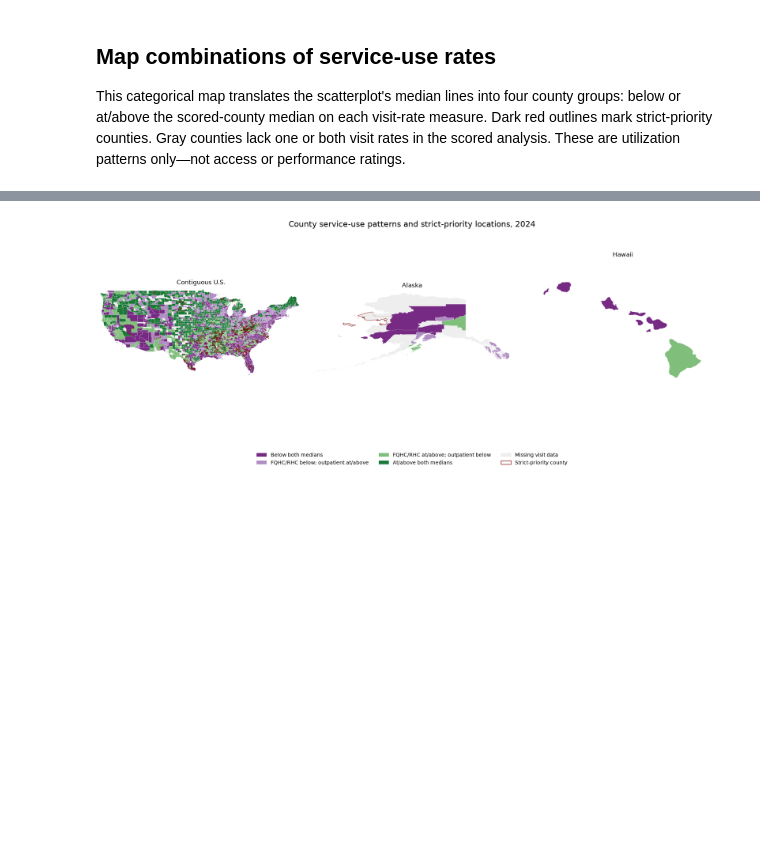
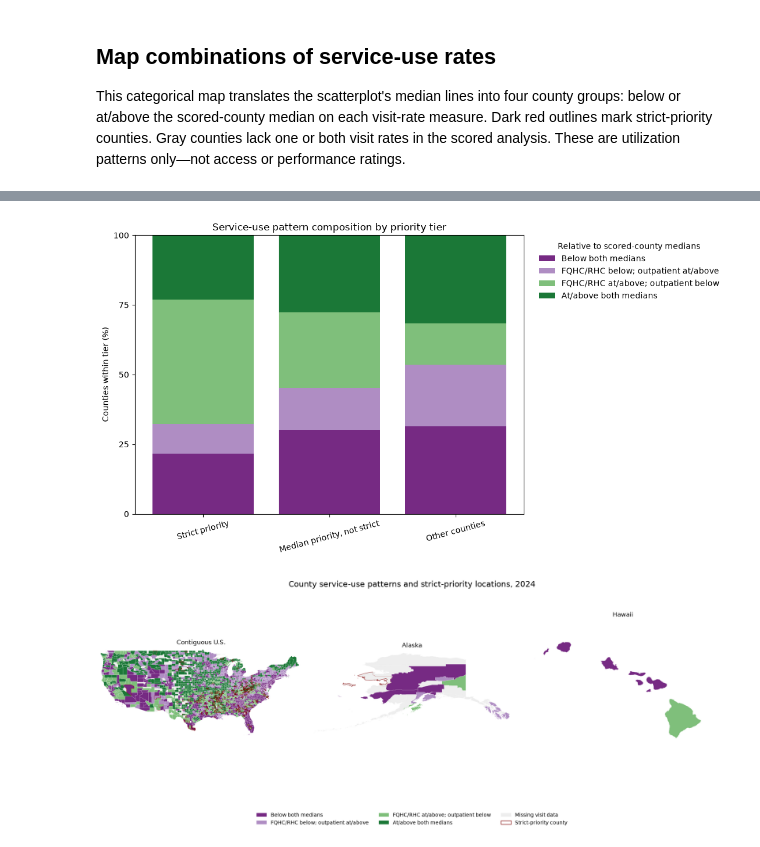
Before and after one commit to jho-code/Portfolio, a Jupyter notebook: projects/healthcare-access/notebooks/04_merge_analysis.ipynb, the cells around one changed output, grey strips where cells are left out. Cells and saved outputs as stored; diff of their text form; code cells hidden in the pictures; blank space fills up the shorter version.

```diff
--- a/projects/healthcare-access/notebooks/04_merge_analysis.ipynb
+++ b/projects/healthcare-access/notebooks/04_merge_analysis.ipynb
@@ -824,3 +1187,26 @@ This categorical map translates the scatterplot's median lines into four county
+# %%
+fig, ax = plt.subplots(figsize=(11, 6))
+bottom = np.zeros(len(priority_tier_order))
+for pattern, color in zip(share_pattern_labels, share_pattern_colors):
+    shares = pattern_shares.loc[priority_tier_order, pattern].to_numpy()
+    ax.bar(
+        priority_tier_order,
+        shares,
+        bottom=bottom,
+        color=color,
+        label=pattern,
+    )
+    bottom += shares
+ax.set_ylabel("Counties within tier (%)")
+ax.set_ylim(0, 100)
+ax.set_yticks([0, 25, 50, 75, 100])
+ax.tick_params(axis="x", labelrotation=15)
+ax.set_title("Service-use pattern composition by priority tier")
+ax.legend(title="Relative to scored-county medians", frameon=False, bbox_to_anchor=(1.02, 1), loc="upper left")
+fig.tight_layout()
+plt.show()
+# %% [output]
+[figure, added]
 # %%
 fqhc_column = "FQHC_RHC_VISITS_PER_1000_BENES"
 outpatient_column = "OP_VISITS_PER_1000_BENES"
```
Also changed, not shown: parts of 8 cells of this notebook.
